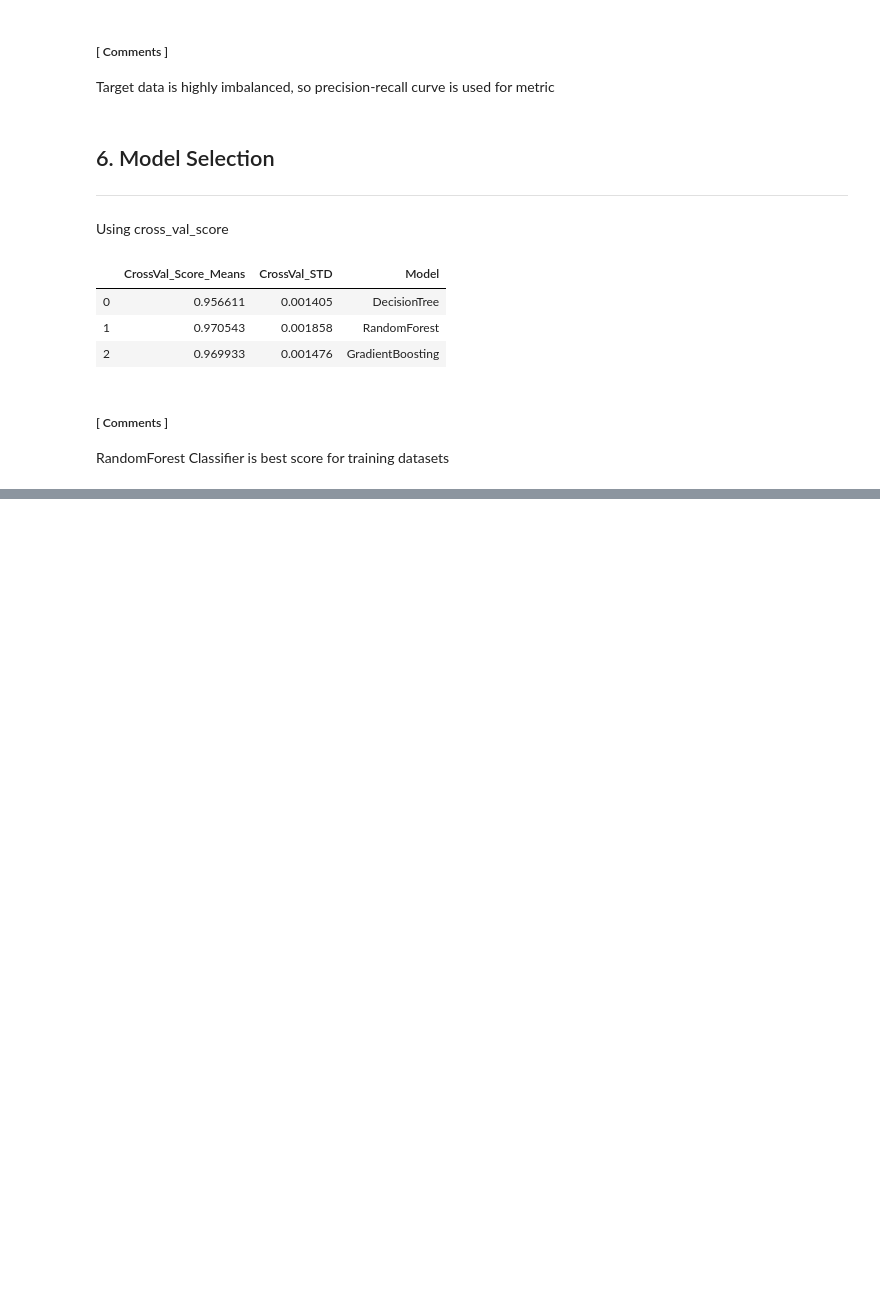
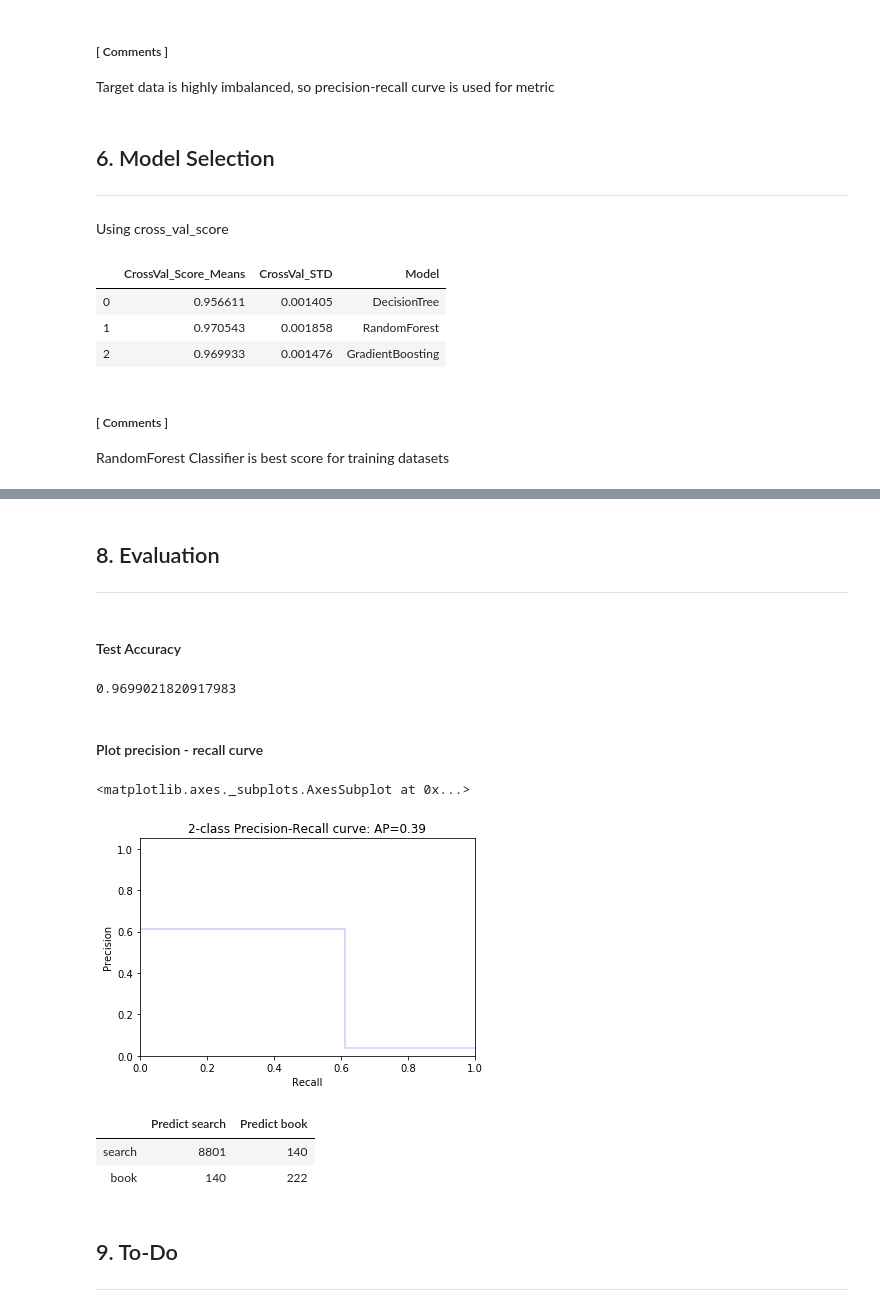
Before and after one commit to giallo41/book_destination, a Jupyter notebook: model.ipynb, the cells around one changed output, grey strips where cells are left out. Drawn from its saved outputs; the diff is of its cells as text; code cells hidden in the pictures; blank space fills up the shorter version.

```diff
--- a/model.ipynb
+++ b/model.ipynb
@@ -245,0 +285,28 @@ KeyboardInterrupt:
+# %% [markdown]
+## 8. Evaluation
+-----------------------
+# %% [markdown]
+#### Test Accuracy
+# %%
+print (grid.score(X_test, y_test))
+# %% [output]
+0.9699021820917983
+# %% [markdown]
+#### Plot precision - recall curve
+# %%
+
+y_score = grid.predict(X_test)
+plot_precision_recall_curve(y_test, y_score)
+# %% [output]
+<matplotlib.axes._subplots.AxesSubplot at 0x...>
+[figure, added]
+# %%
+cfm = get_confusion_matrix(y_target, y_score, labels=['search', 'book'])
+cfm
+# %% [output]
+|  | Predict search | Predict book |
+| search | 8801 | 140 |
+| book | 140 | 222 |
+# %% [markdown]
+## 9. To-Do
+-----------------------
```
Also changed, not shown: parts of 9 cells of this notebook, 2 other files.
